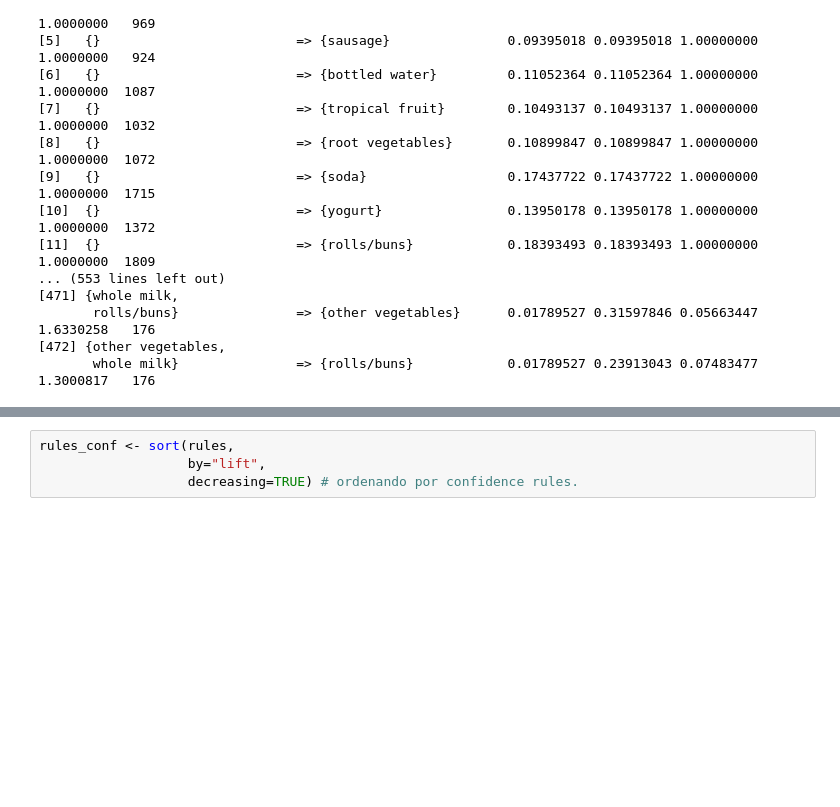
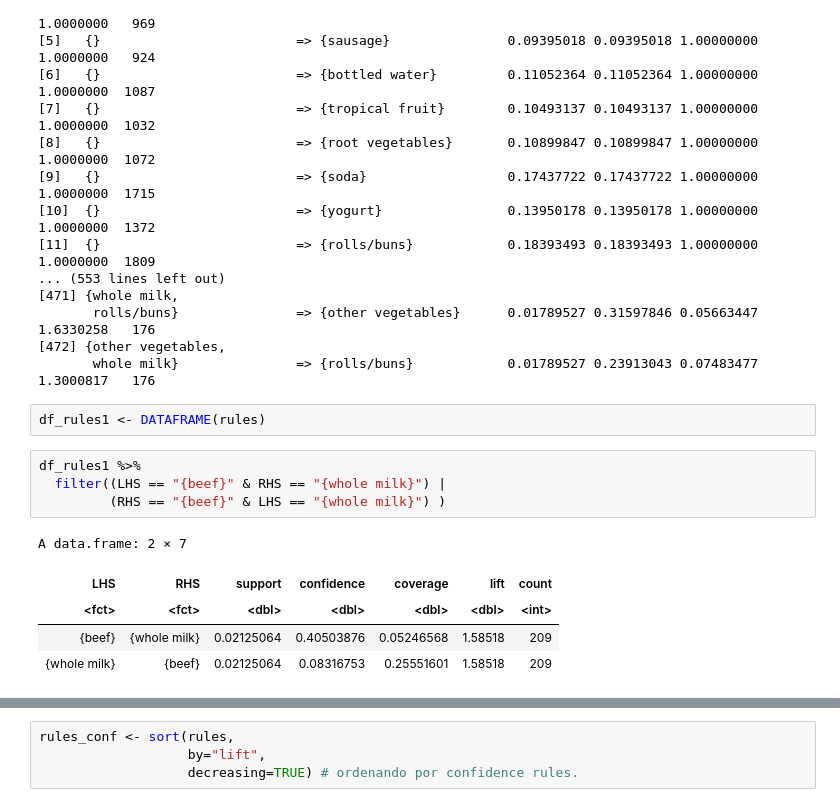
Before and after one commit to majorquev/DBDC_202507_Programacion_en_R_para_ciencia_de_datos, a Jupyter notebook: Clases/Clase7/Clase7_1_reglas_de_asociacion.ipynb, the cells around one changed output, grey strips where cells are left out. Cells and saved outputs as stored; diff of their text form; blank space fills up the shorter version.

```diff
--- a/Clases/Clase7/Clase7_1_reglas_de_asociacion.ipynb
+++ b/Clases/Clase7/Clase7_1_reglas_de_asociacion.ipynb
@@ -244,3 +262,15 @@ inspect(rules)
        rolls/buns}               => {other vegetables}      0.01789527 0.31597846 0.05663447 1.6330258   176
 [472] {other vegetables,
        whole milk}               => {rolls/buns}            0.01789527 0.23913043 0.07483477 1.3000817   176
+# %%
+df_rules1 <- DATAFRAME(rules)
+# %%
+df_rules1 %>%
+  filter((LHS == "{beef}" & RHS == "{whole milk}") |
+         (RHS == "{beef}" & LHS == "{whole milk}") )
+# %% [output]
+A data.frame: 2 × 7
+| LHS | RHS | support | confidence | coverage | lift | count |
+| <fct> | <fct> | <dbl> | <dbl> | <dbl> | <dbl> | <int> |
+| {beef} | {whole milk} | 0.02125064 | 0.40503876 | 0.05246568 | 1.58518 | 209 |
+| {whole milk} | {beef} | 0.02125064 | 0.08316753 | 0.25551601 | 1.58518 | 209 |
```
Also changed, not shown: parts of 18 cells of this notebook.
